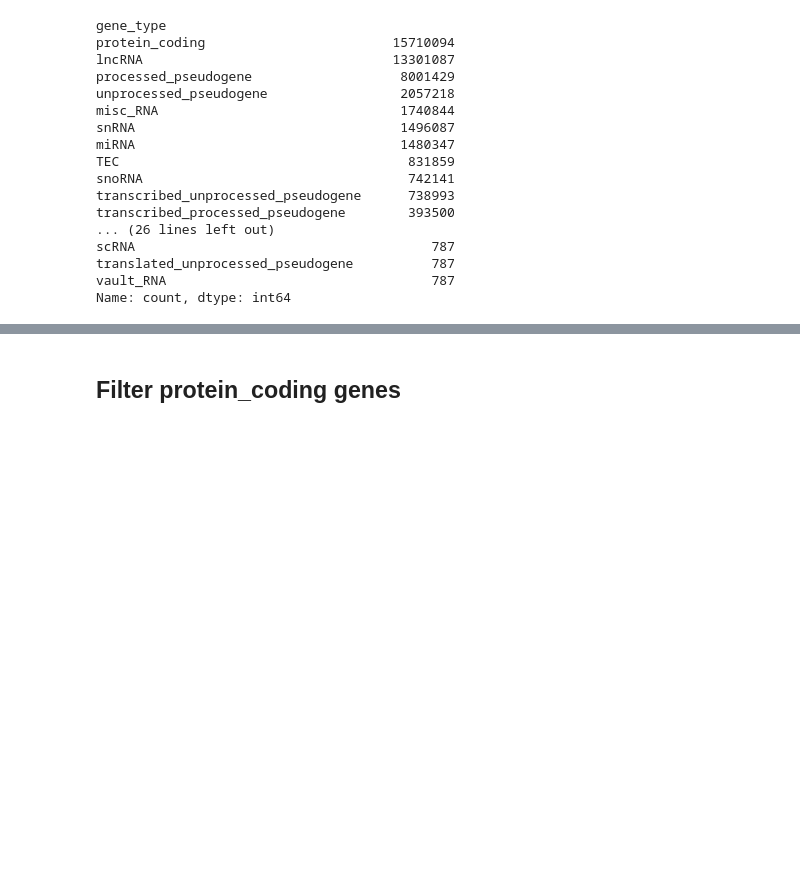
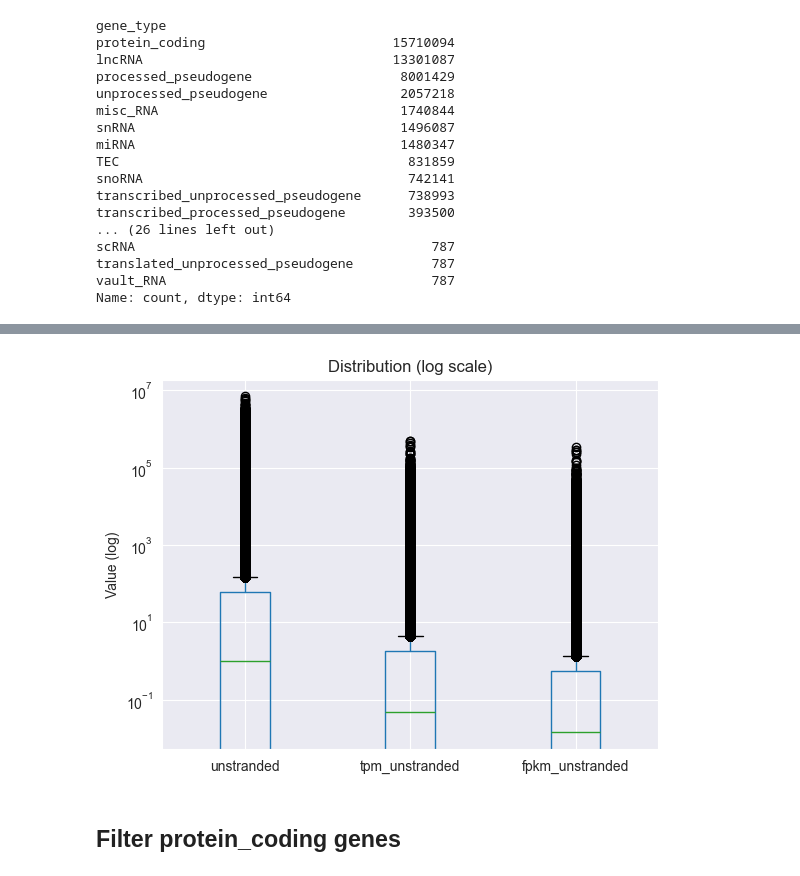
Before and after one commit to giorgiaBertacchini/miRNA_survival_analysis, a Jupyter notebook: notebooks/data_analysis/data_analysis_mRNA.ipynb, the cells around one changed output, grey strips where cells are left out. Drawn from its saved outputs; the diff is of its cells as text; code cells hidden in the pictures; blank space fills up the shorter version.

```diff
--- a/notebooks/data_analysis/data_analysis_mRNA.ipynb
+++ b/notebooks/data_analysis/data_analysis_mRNA.ipynb
@@ -372,3 +410,11 @@ Name: count, dtype: int64
+# %%
+mRNA_df[["unstranded", "tpm_unstranded", "fpkm_unstranded"]].boxplot()
+plt.yscale('log')
+plt.title("Distribution (log scale)")
+plt.ylabel("Value (log)")
+plt.show()
+# %% [output]
+[figure, added]
 # %% [markdown]
 ## Filter protein_coding genes
 # %%
```
Also changed, not shown: parts of 18 cells of this notebook, 2 other files.
